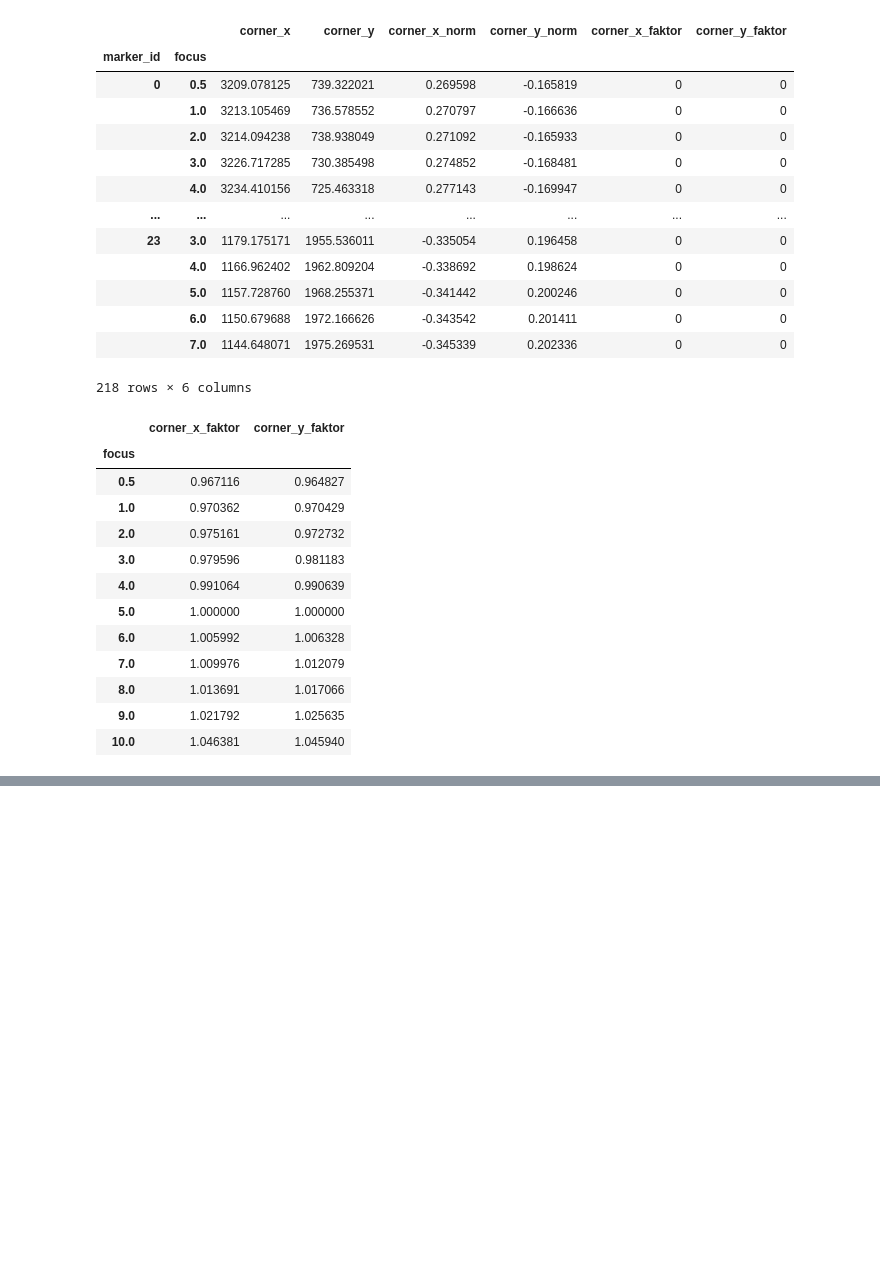
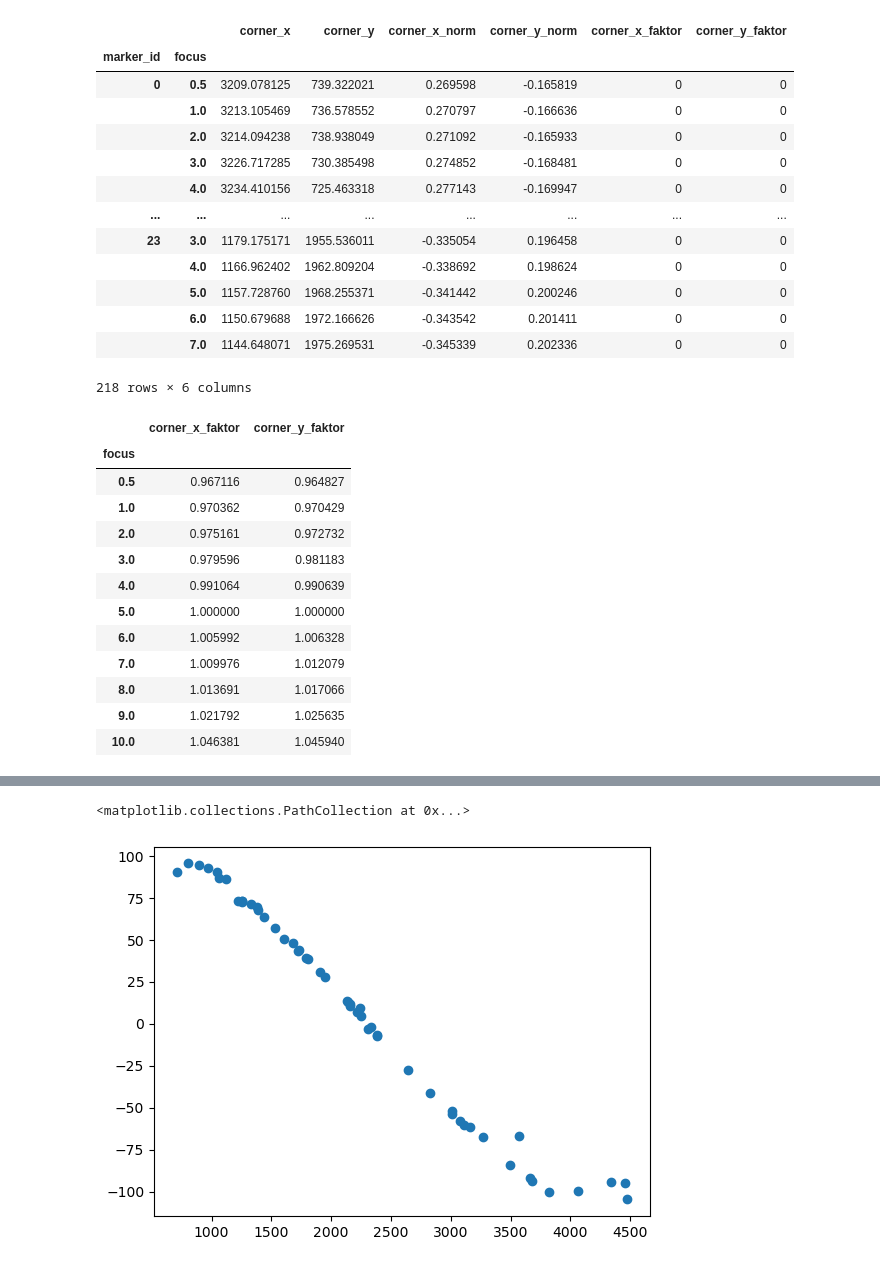
Before and after one commit to FlorianTimm/PhotoBox_Experimente, a Jupyter notebook: Fokus/fokus_faktor.ipynb, the cells around one changed output, grey strips where cells are left out. Drawn from its saved outputs; the diff is of its cells as text; code cells hidden in the pictures; blank space fills up the shorter version.

Commit message:
Suche nach der Fokus-Formel

```diff
--- a/Fokus/fokus_faktor.ipynb
+++ b/Fokus/fokus_faktor.ipynb
@@ -286,0 +315,20 @@ plt.show()
+# %%
+ko, do = None, None
+
+image1 = list(images[images["focus"] == 5.]["path"])[0]
+joined = None
+for fokus in [0.5, 1, 2, 3, 4, 6, 7, 8, 9, 10]:
+    matches = match(image1, list(images[images["focus"] == fokus]["path"])[0])
+    matches.rename(inplace=True, columns={
+                   "x1": "x_5", "y1": "y_5", "x2": f"x_{fokus}", "y2": f"y_{fokus}"})
+
+    matches.set_index(["x_5", "y_5"], inplace=True)
+    if joined is None:
+        joined = matches
+    else:
+        joined = joined.join(matches, rsuffix=fokus)
+    joined.dropna(inplace=True)
+joined.reset_index(inplace=True)
+joined.sort_values(by="x_5", inplace=True)
+joined.drop_duplicates(inplace=True)
+joined
@@ -286,0 +354,5 @@ plt.show()
+# %%
+plt.scatter(joined["x_5"], joined["x_0.5"]-joined["x_10"])
+# %% [output]
+<matplotlib.collections.PathCollection at 0x...>
+[figure, added]
```
Also changed, not shown: parts of 32 cells of this notebook.
